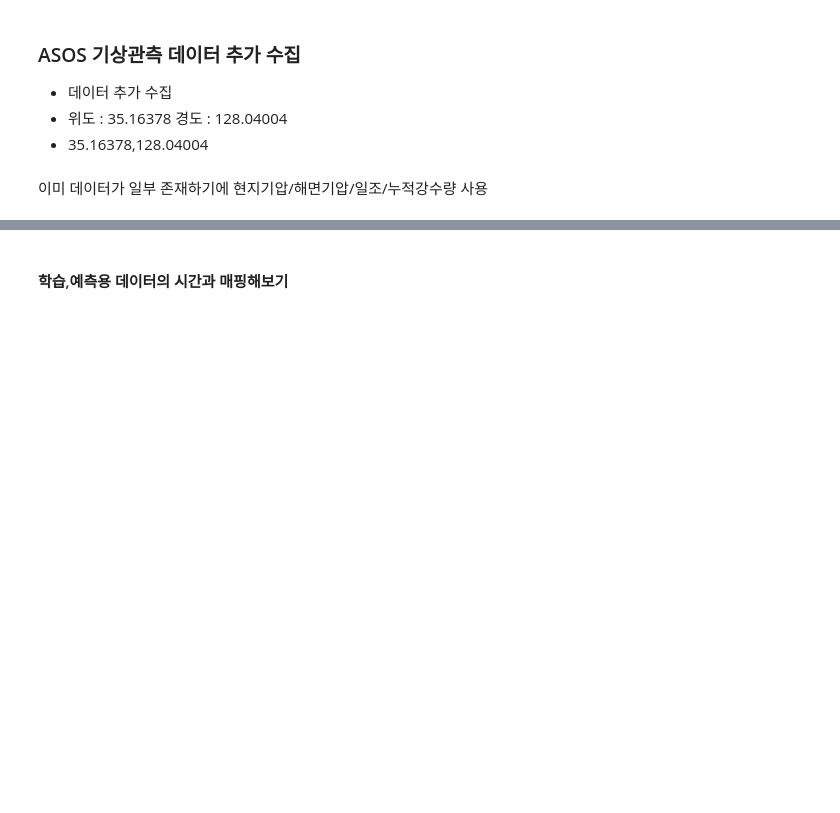
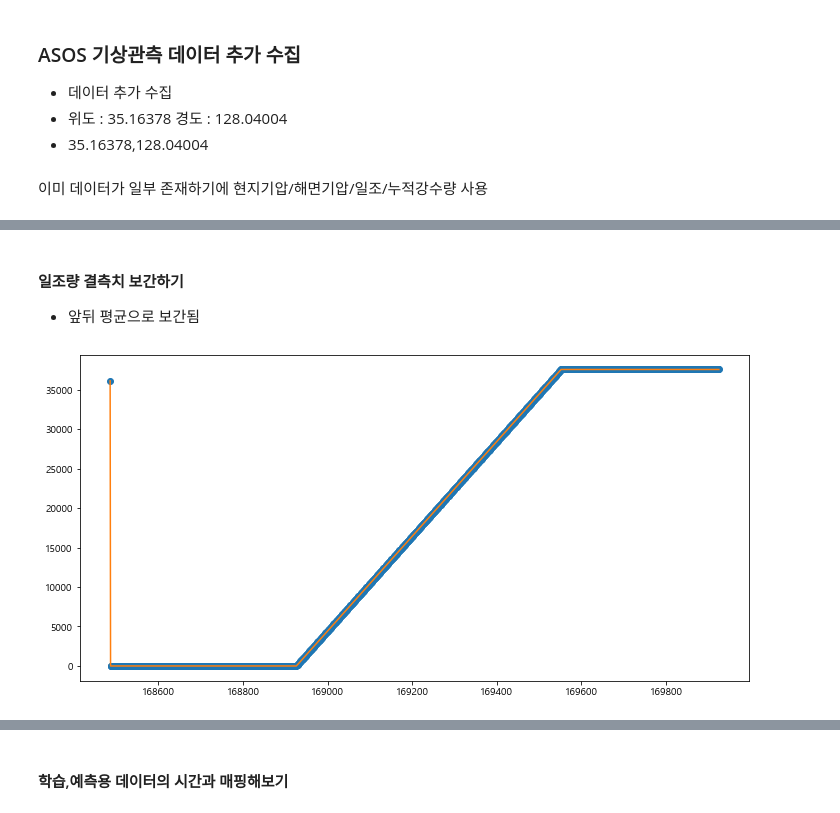
Before and after one commit to yxbxn/smart_farm, a Jupyter notebook: Code/추가변수 수집.ipynb, the cells around one changed output, grey strips where cells are left out. Drawn from its saved outputs; the diff is of its cells as text; code cells hidden in the pictures; blank space fills up the shorter version.

```diff
--- a/Code/추가변수 수집.ipynb
+++ b/Code/추가변수 수집.ipynb
@@ -29,5 +26,5 @@ warnings.filterwarnings("ignore")
 # %%
-input_file = r'C:\Users\kimy\smart_farm\ASOS'
+input_file = r'C:\Users\kimhy\smart_farm\ASOS'
 
 all_file_list = glob.glob(os.path.join(input_file, 'SURFACE*'))
 all_data = []
@@ -43,6 +40,6 @@ data = data.drop_duplicates(subset=None, keep='first', inplace=False, ignore_ind
 이미 데이터가 일부 존재하기에 현지기압/해면기압/일조/누적강수량 사용
 # %%
 data.columns = ["지점","시간","기온","누적강수량","풍향","풍속","현지기압","해면기압","습도","일사","일조"]
-data.drop(["기온","풍속","풍향","습도","일사"],axis=1,inplace = True)
+data.drop(["지점","기온","풍속","풍향","습도","일사"],axis=1,inplace = True)
 # %%
 data["시간"] = data["시간"].apply(lambda x : datetime.strptime(x,'%Y-%m-%d %H:%M'))
@@ -48,0 +48,4 @@ data["시간"] = data["시간"].apply(lambda x : datetime.strptime(x,'%Y-%m-%d %
+# %%
+data["년월일"] = data["시간"].astype(str)
+data["년월일"] = data["년월일"].apply(lambda x : x.split(" ")[0])
+data.head()
@@ -63,0 +86,3 @@ data[data["시간"] == "2021-11-29 04:03:00"]
+# %% [markdown]
+#### 일조량 결측치 보간하기
+- 앞뒤 평균으로 보간됨
@@ -63,0 +92,19 @@ data[data["시간"] == "2021-11-29 04:03:00"]
+# %%
+col = "일조"
+
+nonull_df = null_df[null_df[col].notnull()]
+
+x = nonull_df.index
+y = nonull_df[col]
+
+f = interpolate.interp1d(x, y, kind = "slinear")
+
+xnew = null_df.index
+ynew = f(xnew)
+
+# 그림 그리기
+fig,ax = plt.subplots(1,1,figsize=(12,6))
+plt.plot(x, y, 'o', xnew, ynew, '-')
+plt.show()
+# %% [output]
+[figure, added]
```
Also changed, not shown: parts of 45 cells of this notebook.
